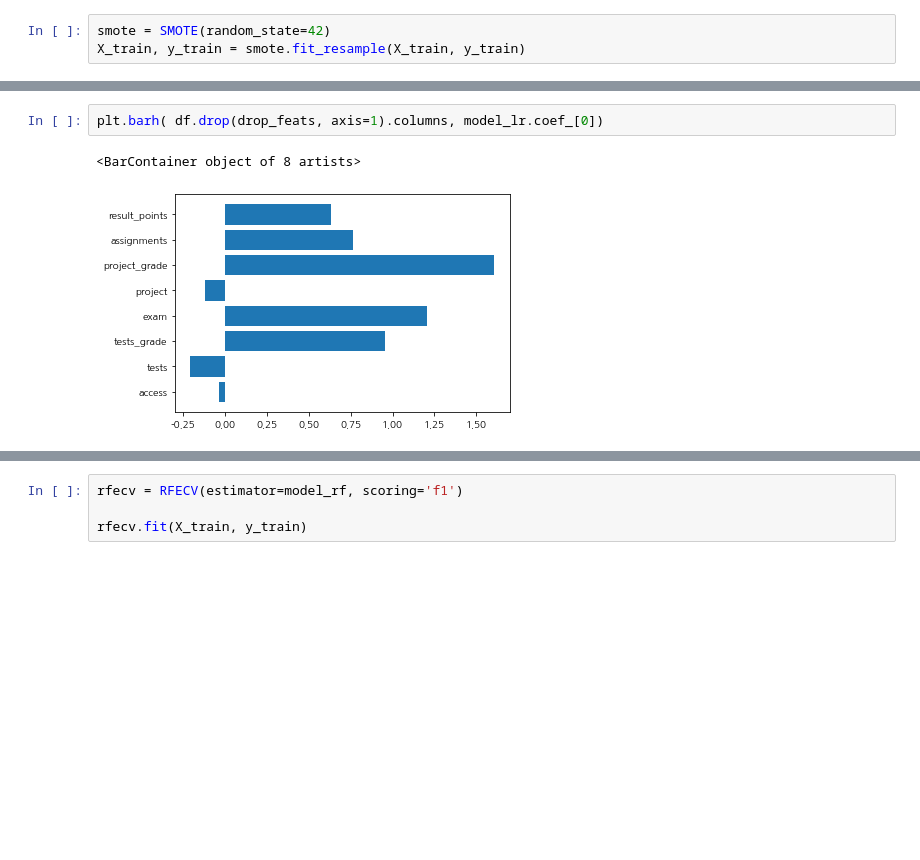
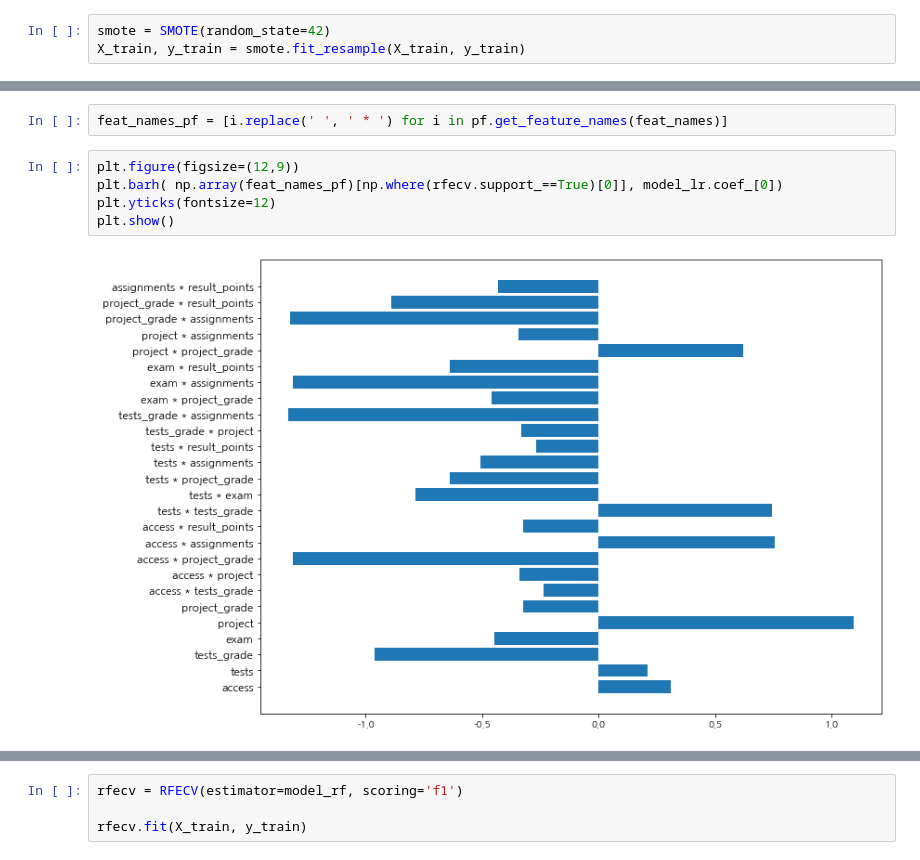
Before and after one commit to ywkim92/Students-Dropout-Prediction, a Jupyter notebook: student_dropout_prediction.ipynb, the cells around one changed output, grey strips where cells are left out. Saved outputs shown, nothing was run; the diff lists cells and outputs as text; blank space fills up the shorter version.

```diff
--- a/student_dropout_prediction.ipynb
+++ b/student_dropout_prediction.ipynb
@@ -163,6 +240,10 @@ print(f1_score(y_test, pred_lr))
-# %%
-plt.barh( df.drop(drop_feats, axis=1).columns, model_lr.coef_[0])
-# %% [output]
-<BarContainer object of 8 artists>
-[figure, removed]
+# %%
+feat_names_pf = [i.replace(' ', ' * ') for i in pf.get_feature_names(feat_names)]
+# %%
+plt.figure(figsize=(12,9))
+plt.barh( np.array(feat_names_pf)[np.where(rfecv.support_==True)[0]], model_lr.coef_[0])
+plt.yticks(fontsize=12)
+plt.show()
+# %% [output]
+[figure, added]
 # %%
```
Also changed, not shown: parts of 41 cells of this notebook.
